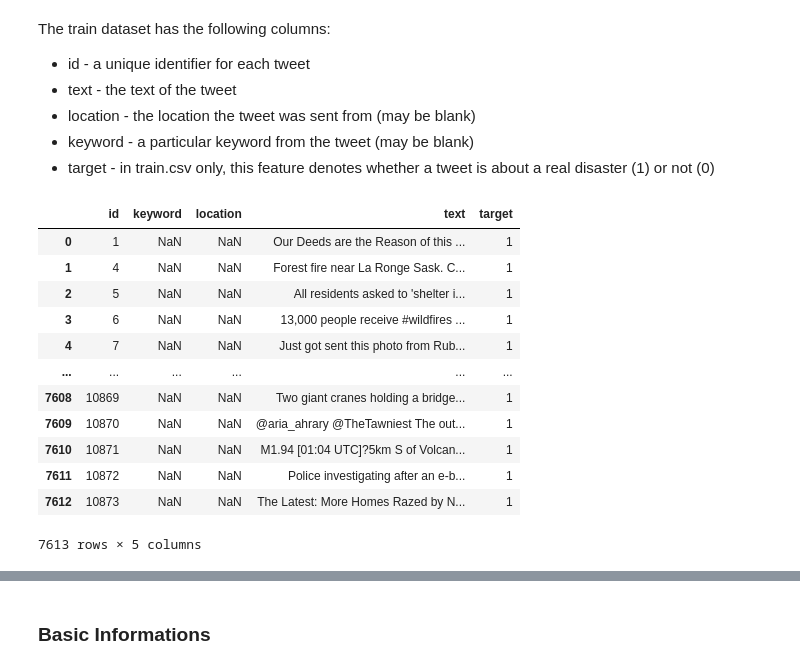
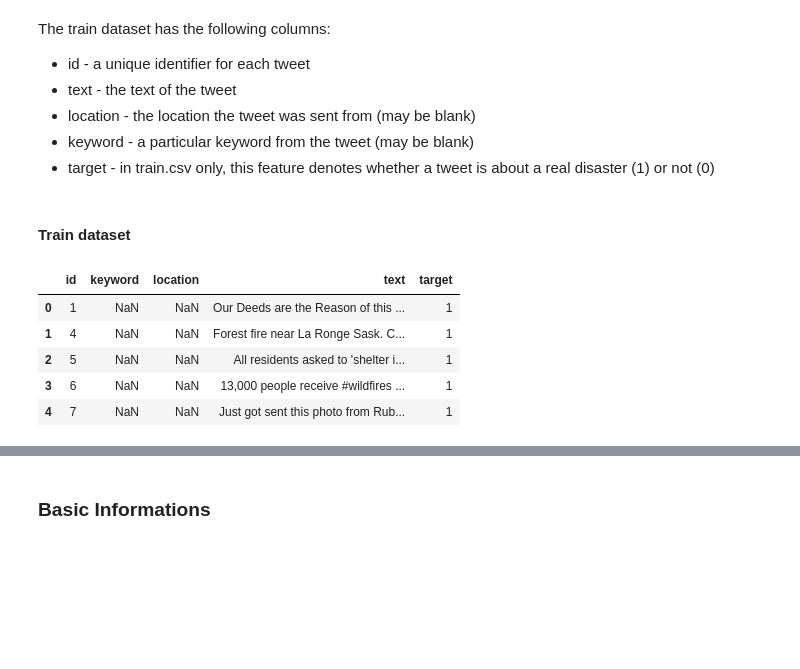
Before and after one commit to oscarciceri/Disaster_Monitoring-_Based_On_Tweets, a Jupyter notebook: EDA_oscar.ipynb, the cells around one changed output, grey strips where cells are left out. Saved outputs shown, nothing was run; the diff lists cells and outputs as text; code cells hidden in the pictures; blank space fills up the shorter version.

```diff
--- a/EDA_oscar.ipynb
+++ b/EDA_oscar.ipynb
@@ -56,20 +61,15 @@ The train dataset has the following columns:
 - location - the location the tweet was sent from (may be blank)
 - keyword - a particular keyword from the tweet (may be blank)
 - target - in train.csv only, this feature denotes whether a tweet is about a real disaster (1) or not (0)
+# %% [markdown]
+#### Train dataset
 # %%
 df = pd.read_csv('Data/train.csv', dtype={'id': int, 'keyword': object, 'location': object, 'text': object, 'target': int})
-df
+df.head(5)
 # %% [output]
 |  | id | keyword | location | text | target |
 | 0 | 1 | NaN | NaN | Our Deeds are the Reason of this ... | 1 |
 | 1 | 4 | NaN | NaN | Forest fire near La Ronge Sask. C... | 1 |
 | 2 | 5 | NaN | NaN | All residents asked to 'shelter i... | 1 |
 | 3 | 6 | NaN | NaN | 13,000 people receive #wildfires ... | 1 |
 | 4 | 7 | NaN | NaN | Just got sent this photo from Rub... | 1 |
-| ... | ... | ... | ... | ... | ... |
-| 7608 | 10869 | NaN | NaN | Two giant cranes holding a bridge... | 1 |
-| 7609 | 10870 | NaN | NaN | @aria_ahrary @TheTawniest The out... | 1 |
-| 7610 | 10871 | NaN | NaN | M1.94 [01:04 UTC]?5km S of Volcan... | 1 |
-| 7611 | 10872 | NaN | NaN | Police investigating after an e-b... | 1 |
-| 7612 | 10873 | NaN | NaN | The Latest: More Homes Razed by N... | 1 |
-7613 rows × 5 columns
```
Also changed, not shown: parts of 41 cells of this notebook.
